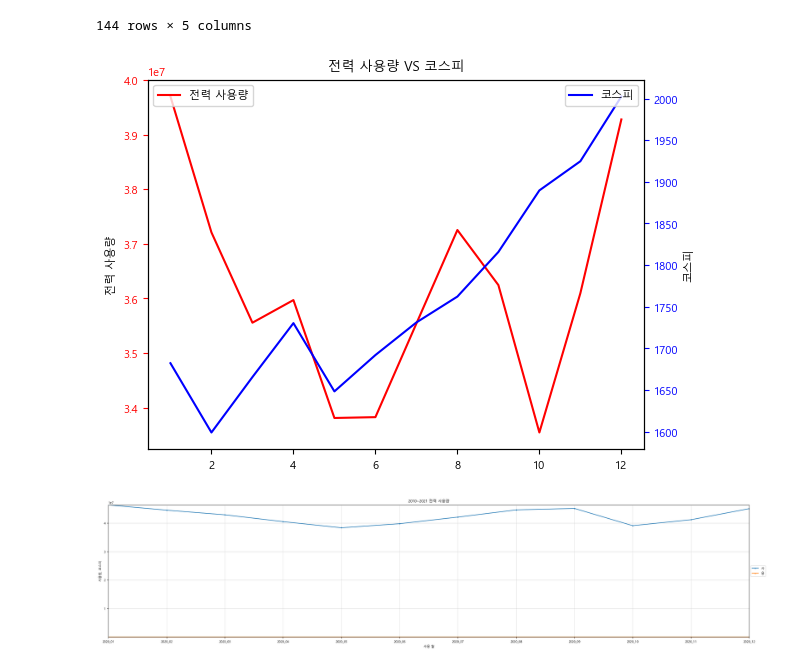
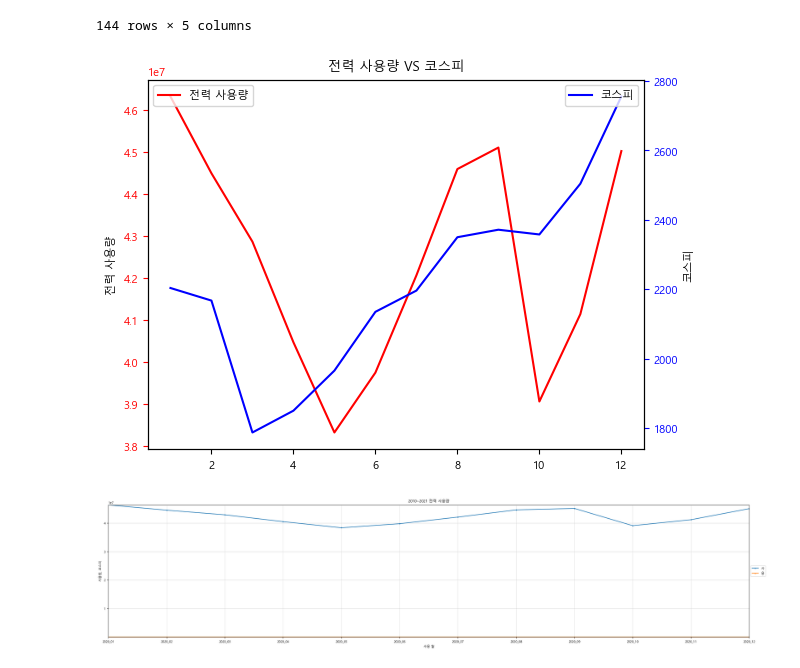
Before and after one commit to ThatHomr/project_2, a Jupyter notebook: project_2_file/z_ssh/data/전력 데이터/전력 데이터 시각화/전력_시각화_14차데이터.ipynb, the cells around one changed output. Drawn from its saved outputs; the diff is of its cells as text; code cells hidden in the pictures.

```diff
--- a/project_2_file/z_ssh/data/전력 데이터/전력 데이터 시각화/전력_시각화_14차데이터.ipynb
+++ b/project_2_file/z_ssh/data/전력 데이터/전력 데이터 시각화/전력_시각화_14차데이터.ipynb
@@ -230,9 +230,9 @@ def plot(target_year):
     # 그래프 보여주기
     plt.show()
 # %%
-plot(2010)
+plot(2020)
 # %% [output]
-[figure, old version]
+[figure, new version]
 # %%
 def usage_kospi_plt(target_year):
     # X축 : 기간, Y축 : 사용량
```
Also changed, not shown: 1 other file.
